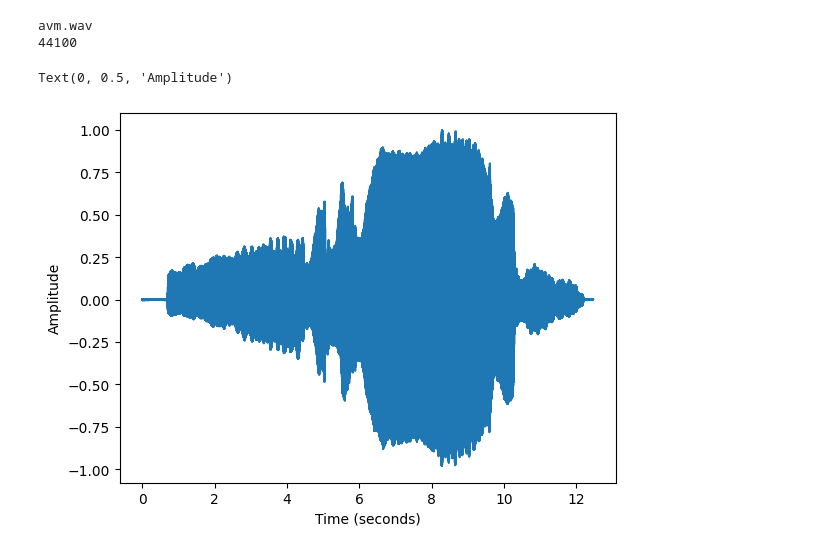
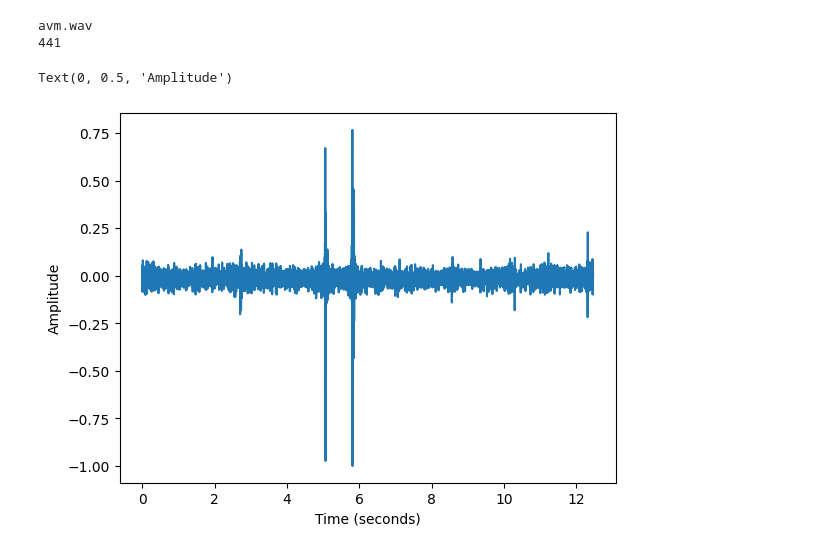
Before and after one commit to imps1/musicComputing, a Jupyter notebook: assignments/labAssignment1.ipynb, the cells around one changed output. Saved outputs shown, nothing was run; the diff lists cells and outputs as text; code cells hidden in the pictures.

```diff
--- a/assignments/labAssignment1.ipynb
+++ b/assignments/labAssignment1.ipynb
@@ -19,28 +47,21 @@ def printTextNum(string,number):
 # %%
-#open file and define sample rate
 file = '/content/musicComputing2026/audioFiles/avm.wav'
-samplingRate = 44100
-plotAudio=(file,samplingRate)
+samplingRate = 441
 
 sig, sr = librosa.load(file,mono=True,sr=samplingRate)
-
-printTextNum('avm.wav',44100)
-
-
 
 
 time=np.arange(0,sig.shape[0])/sr
 
 
 excursion=max(abs(sig))
 sigNew = (sig/excursion)
 plt.plot(time,sigNew)
 
-
 plt.xlabel('Time (seconds)')
 plt.ylabel('Amplitude')
 # %% [output]
 avm.wav
-44100
+441
 Text(0, 0.5, 'Amplitude')
-[figure, old version]
+[figure, new version]
```
Also changed, not shown: parts of 5 cells of this notebook.
